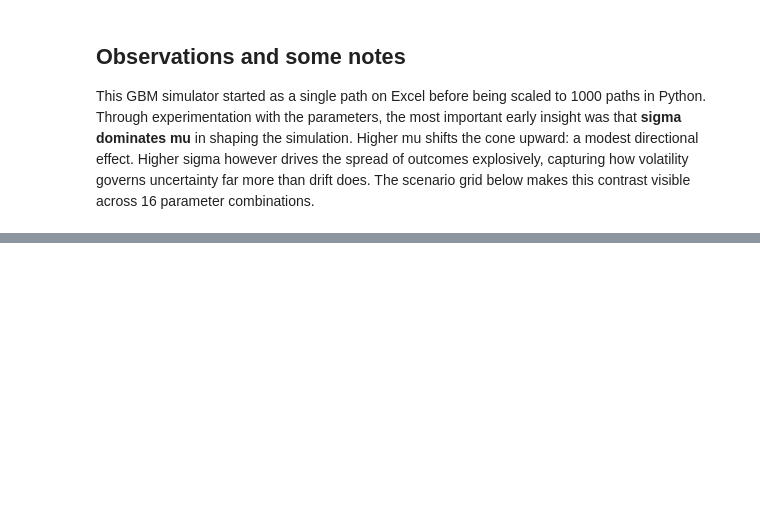
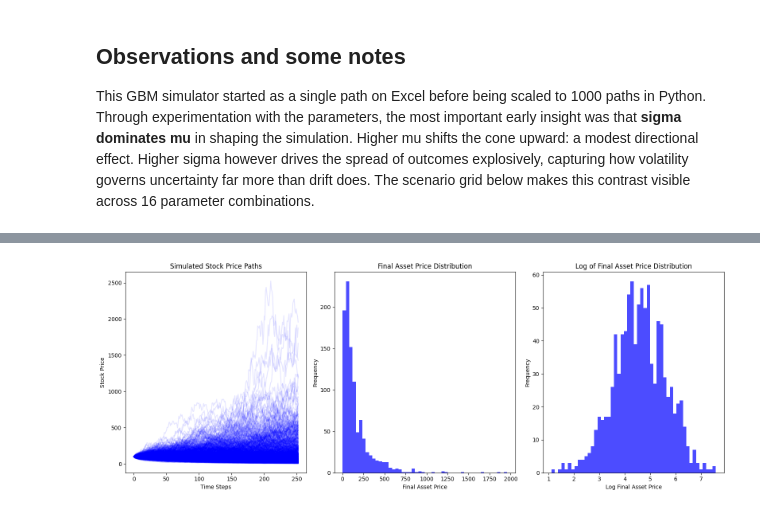
Before and after one commit to rdytgl/quant-fin-lab, a Jupyter notebook: mod1_stochastic/week1_gbm/gbm_simulator.ipynb, the cells around one changed output, grey strips where cells are left out. Cells and saved outputs as stored; diff of their text form; code cells hidden in the pictures; blank space fills up the shorter version.

Commit message:
Finalised ipynb for the week

```diff
--- a/mod1_stochastic/week1_gbm/gbm_simulator.ipynb
+++ b/mod1_stochastic/week1_gbm/gbm_simulator.ipynb
@@ -52,0 +57,37 @@ plt.show()
+# %%
+# Reset to original parameters
+mu, sigma = 0.10, 0.60
+# Expanding time horizon to 2 years
+T = 2
+N = 252 * T
+dt = T / N
+prices = np.zeros((num_paths, N+1))
+prices[:, 0] = s_0
+for t in range(1, N+1):
+    prices[:, t] = prices[:, t-1] * np.exp((mu - 0.5 * sigma**2) * dt + sigma * np.sqrt(dt) * Z[:, t-1])
+
+# Getting final asset price for the 1000 paths
+final_prices = prices[:, -1]
+log_final_prices = np.log(final_prices)
+
+# Plotting paths & final prices
+fig, ax = plt.subplots(1, 3, figsize=(16, 6))
+ax[0].plot(prices.T, color='blue', alpha=0.1)
+ax[0].set_title('Simulated Stock Price Paths')
+ax[0].set_xlabel('Time Steps')
+ax[0].set_ylabel('Stock Price')
+
+ax[1].hist(final_prices, bins=50, color='blue', alpha=0.7)
+ax[1].set_title('Final Asset Price Distribution')
+ax[1].set_xlabel('Final Asset Price')
+ax[1].set_ylabel('Frequency')
+
+ax[2].hist(log_final_prices, bins=50, color='blue', alpha=0.7)
+ax[2].set_title('Log of Final Asset Price Distribution')
+ax[2].set_xlabel('Log Final Asset Price')
+ax[2].set_ylabel('Frequency')
+
+plt.tight_layout()
+plt.show()
+# %% [output]
+[figure, added]
```
Also changed, not shown: parts of 7 cells of this notebook, 2 other files.
